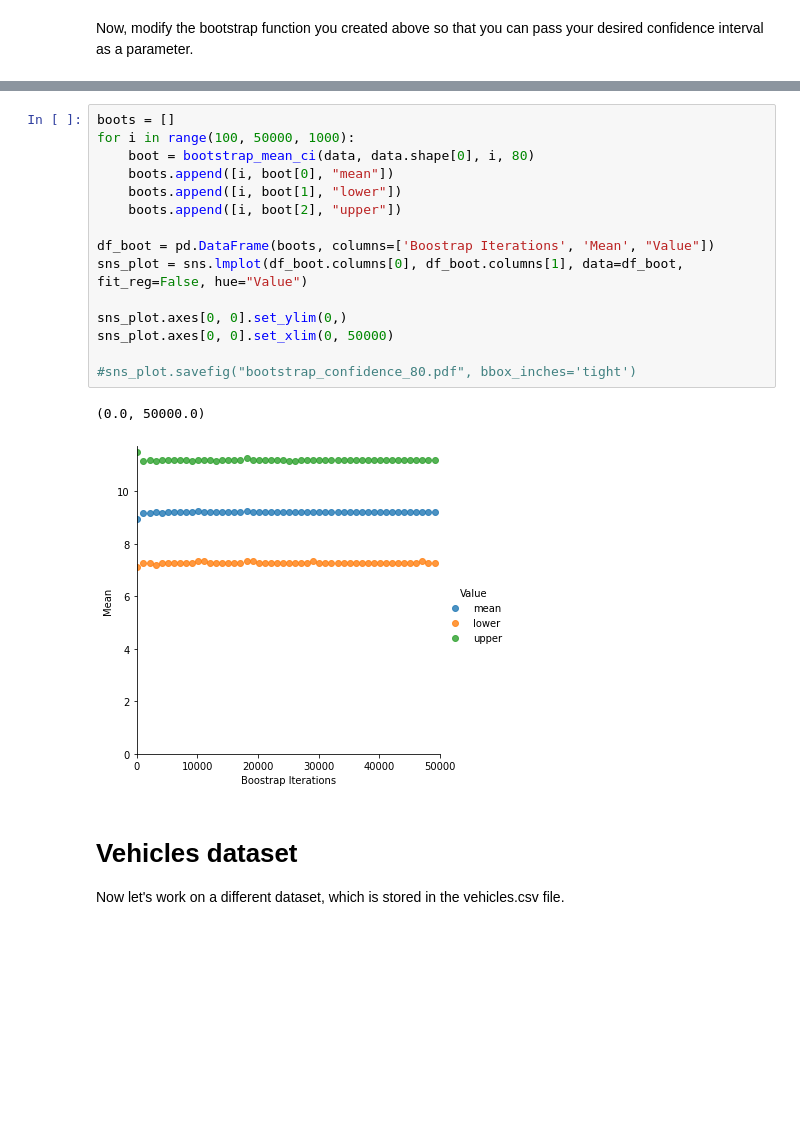
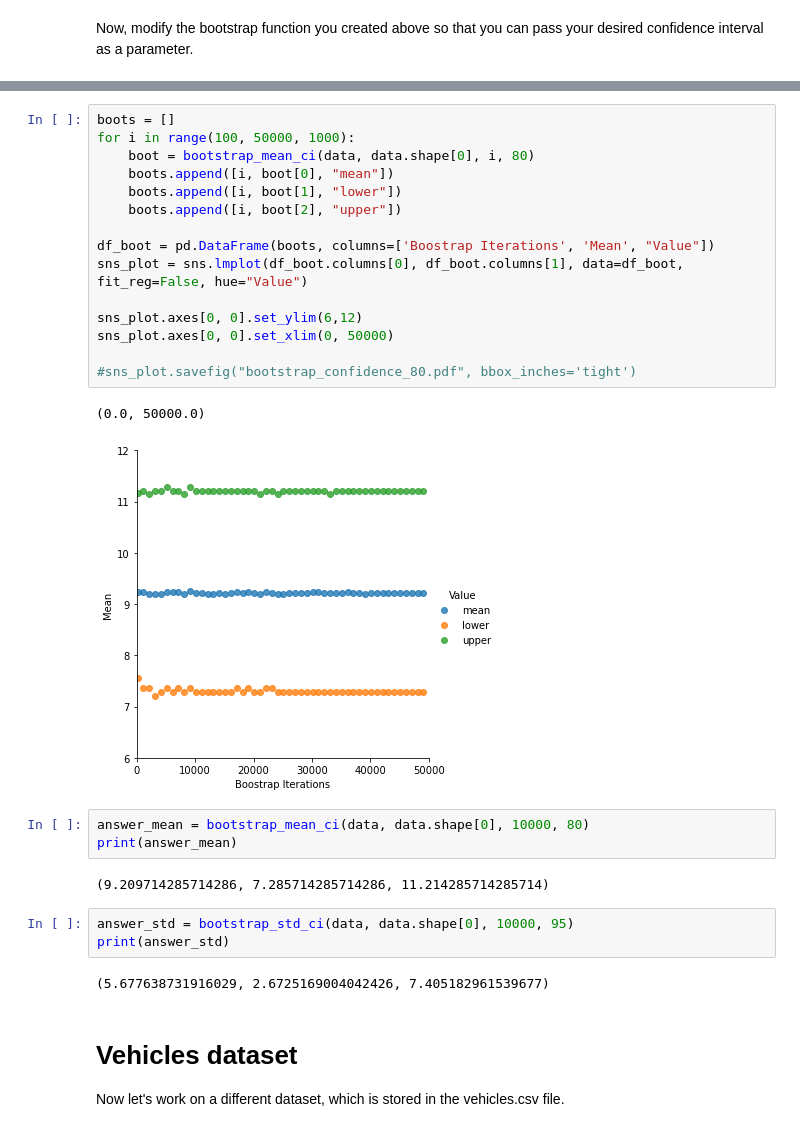
Before and after one commit to kkoban/Data-Science-and-Decision-Making, a Jupyter notebook: Labs/Lab 2/bootstrap.ipynb, the cells around one changed output, grey strips where cells are left out. Drawn from its saved outputs; the diff is of its cells as text; blank space fills up the shorter version.

Commit message:
Lab Answers

```diff
--- a/Labs/Lab 2/bootstrap.ipynb
+++ b/Labs/Lab 2/bootstrap.ipynb
@@ -65,21 +66,31 @@ def bootstrap_mean_ci(sample, sample_size, n_bootstraps, ci):
 # %%
 boots = []
 for i in range(100, 50000, 1000):
     boot = bootstrap_mean_ci(data, data.shape[0], i, 80)
     boots.append([i, boot[0], "mean"])
     boots.append([i, boot[1], "lower"])
     boots.append([i, boot[2], "upper"])
 
 df_boot = pd.DataFrame(boots, columns=['Boostrap Iterations', 'Mean', "Value"])
 sns_plot = sns.lmplot(df_boot.columns[0], df_boot.columns[1], data=df_boot, fit_reg=False, hue="Value")
 
-sns_plot.axes[0, 0].set_ylim(0,)
+sns_plot.axes[0, 0].set_ylim(6,12)
 sns_plot.axes[0, 0].set_xlim(0, 50000)
 
 #sns_plot.savefig("bootstrap_confidence_80.pdf", bbox_inches='tight')
 # %% [output]
 (0.0, 50000.0)
-[figure, old version]
+[figure, new version]
+# %%
+answer_mean = bootstrap_mean_ci(data, data.shape[0], 10000, 80)
+print(answer_mean)
+# %% [output]
+(9.209714285714286, 7.285714285714286, 11.214285714285714)
+# %%
+answer_std = bootstrap_std_ci(data, data.shape[0], 10000, 95)
+print(answer_std)
+# %% [output]
+(5.677638731916029, 2.6725169004042426, 7.405182961539677)
 # %% [markdown]
 # Vehicles dataset
 
```
Also changed, not shown: parts of 14 cells of this notebook.
